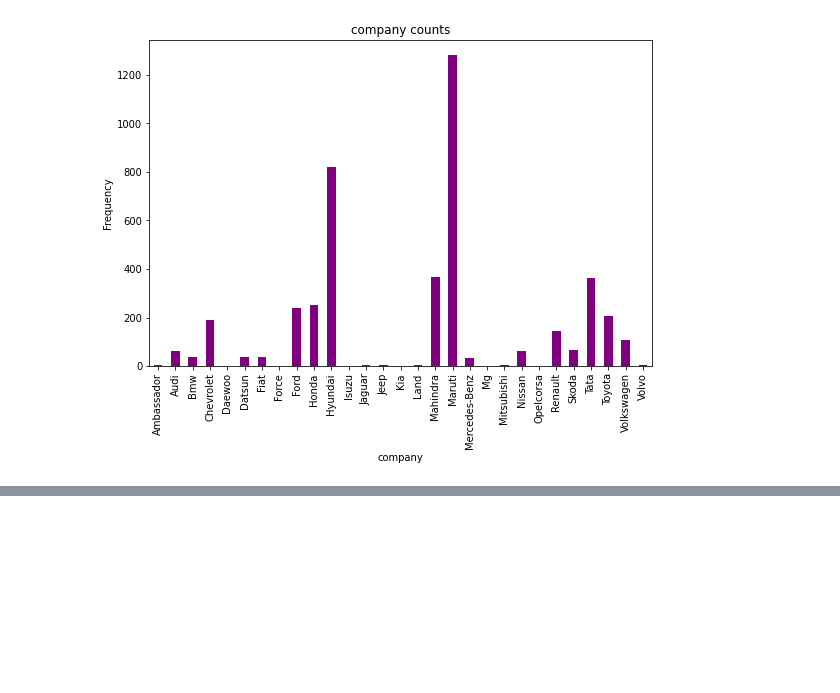
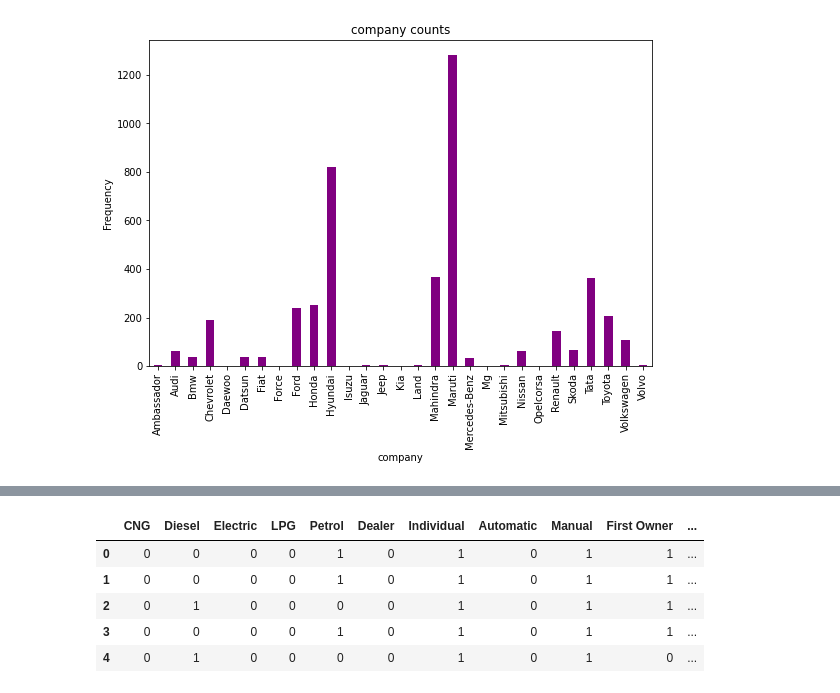
Before and after one commit to SampannaMishra/Car_Dekho_Project, a Jupyter notebook: Sampanna_Linear_Regression_(Car_Dekho).ipynb, the cells around one changed output, grey strips where cells are left out. Saved outputs shown, nothing was run; the diff lists cells and outputs as text; code cells hidden in the pictures; blank space fills up the shorter version.

```diff
--- a/Sampanna_Linear_Regression_(Car_Dekho).ipynb
+++ b/Sampanna_Linear_Regression_(Car_Dekho).ipynb
@@ -190,0 +271,2 @@ plt.show()
+# %%
+data_car = data_car.drop(['Trustmark Dealer'],axis = 1)
@@ -190,0 +282,15 @@ plt.show()
+# %%
+df4 = pd.get_dummies(data_car['fuel'])
+# %%
+data_car = pd.concat([df4,data_car],axis = 1)
+# %%
+data_car = data_car.drop(['fuel'],axis = 1)
+# %%
+data_car.head()
+# %% [output]
+|  | CNG | Diesel | Electric | LPG | Petrol | Dealer | Individual | Automatic | Manual | First Owner | ... |
+| 0 | 0 | 0 | 0 | 0 | 1 | 0 | 1 | 0 | 1 | 1 | ... |
+| 1 | 0 | 0 | 0 | 0 | 1 | 0 | 1 | 0 | 1 | 1 | ... |
+| 2 | 0 | 1 | 0 | 0 | 0 | 0 | 1 | 0 | 1 | 1 | ... |
+| 3 | 0 | 0 | 0 | 0 | 1 | 0 | 1 | 0 | 1 | 1 | ... |
+| 4 | 0 | 1 | 0 | 0 | 0 | 0 | 1 | 0 | 1 | 0 | ... |
```
Also changed, not shown: parts of 61 cells of this notebook.
